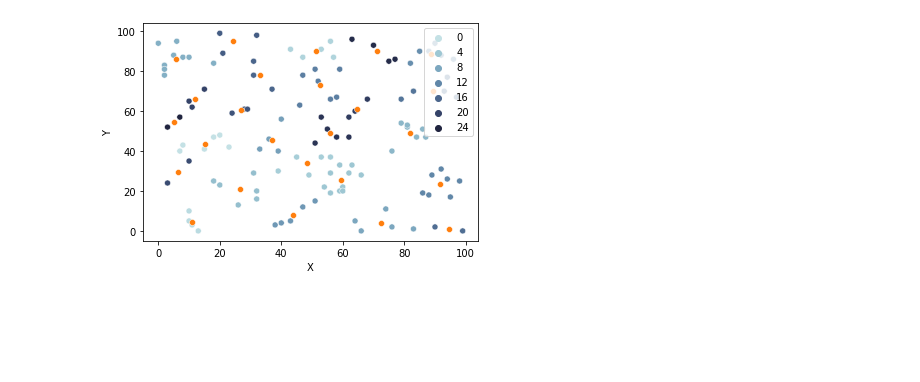
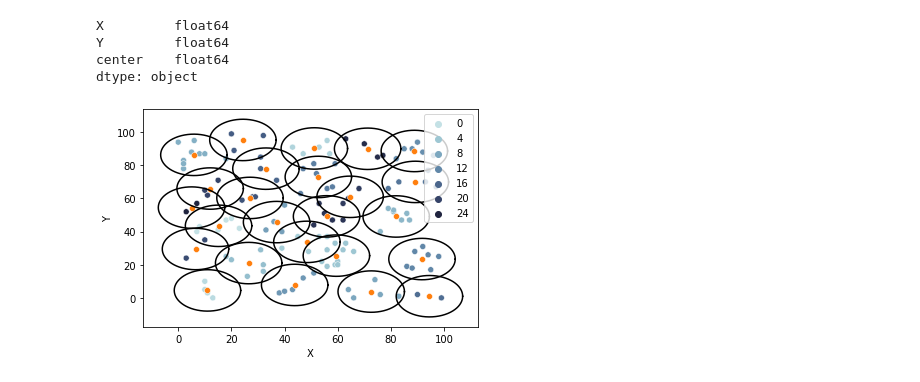
Before and after one commit to az2181036/GoLangFirstTry, a Jupyter notebook: hello/figure.ipynb, the cells around one changed output. Drawn from its saved outputs; the diff is of its cells as text; code cells hidden in the pictures; blank space fills up the shorter version.

```diff
--- a/hello/figure.ipynb
+++ b/hello/figure.ipynb
@@ -5,14 +5,32 @@ clusterings = pd.read_csv('../clusterings.csv')
 centers = pd.read_csv('../centers.csv')
 clusterings['X'] = pd.to_numeric(clusterings['X'], errors='coerce')
 clusterings['Clusterings'] = clusterings['Clusterings'].astype(int)
+
+centers.dtypes
+# %% [output]
+X         float64
+Y         float64
+center    float64
+dtype: object
 # %%
+import numpy as np
+import seaborn as sns
 import matplotlib.pyplot as plt
-import seaborn as sns
+
 
 fig, ax = plt.subplots()
-cmap = sns.cubehelix_palette(rot=-.2, as_cmap=True)
+# cmap = sns.cubehelix_palette(rot=-.2, as_cmap=True)
 sns.scatterplot(data = clusterings, x="X", y="Y", hue="Clusterings",palette=cmap)
 sns.scatterplot(x=centers['X'], y=centers['Y'])
+
+r = 25 / 2
+for row in centers.itertuples():
+    a = row.X
+    b = row.Y
+    theta = np.arange(0, 2*np.pi, 0.01)
+    x = a + r * np.cos(theta)
+    y = b + r * np.sin(theta)
+    plt.plot(x, y)
 plt.show()
 # %% [output]
-[figure, old version]
+[figure, new version]
```
Also changed, not shown: 19 other files.
